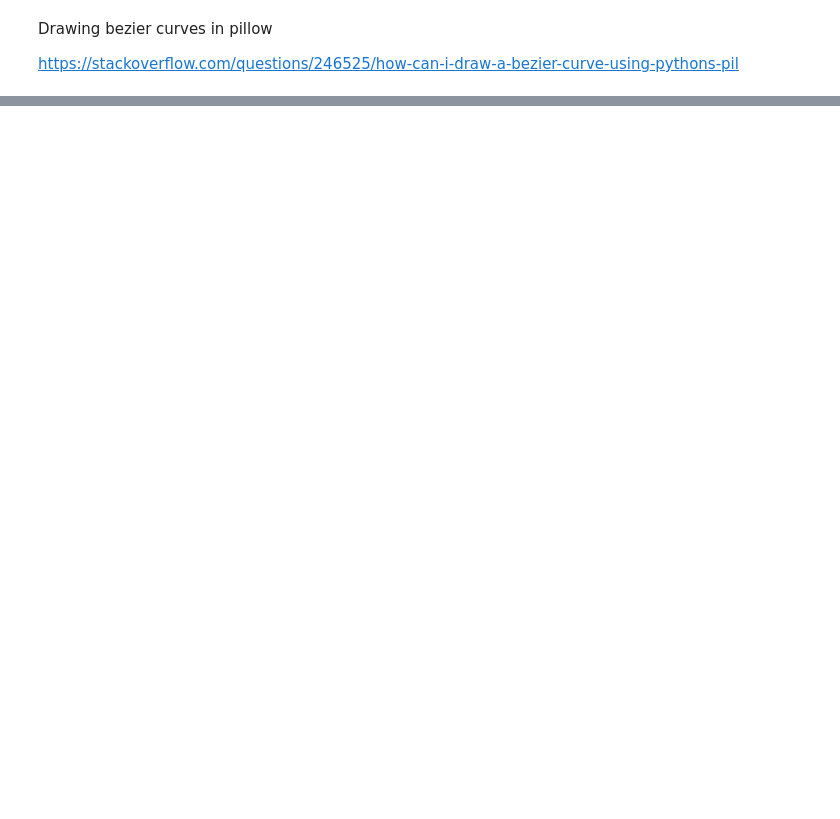
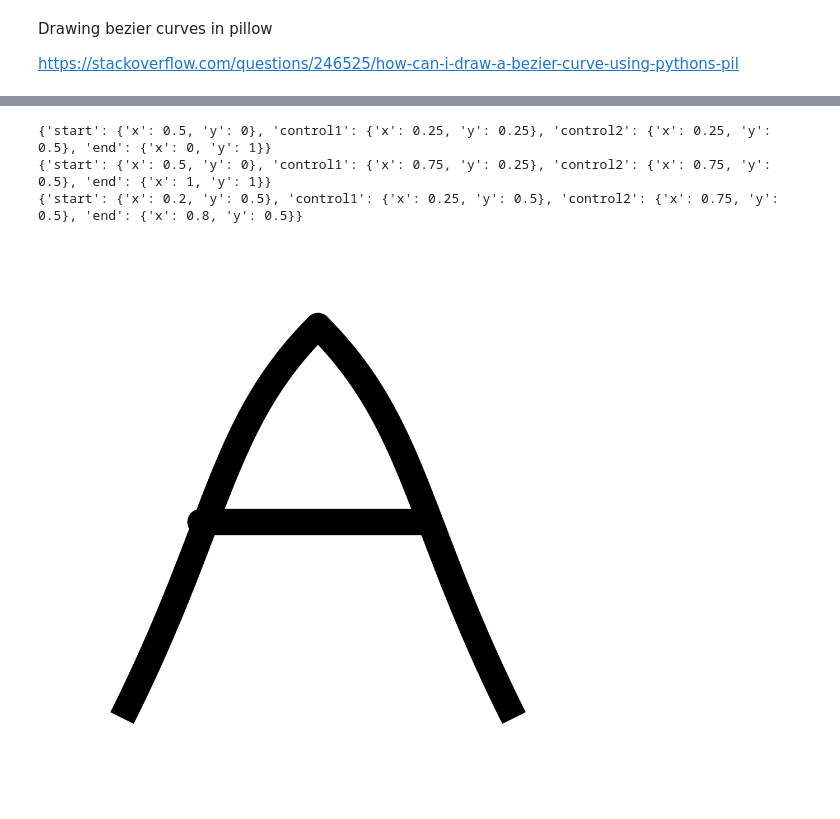
Before and after one commit to hunkim98/curves, a Jupyter notebook: python_curves.ipynb, the cells around one changed output, grey strips where cells are left out. Saved outputs shown, nothing was run; the diff lists cells and outputs as text; code cells hidden in the pictures; blank space fills up the shorter version.

Commit message:
Create A with aggdraw

```diff
--- a/python_curves.ipynb
+++ b/python_curves.ipynb
@@ -23,0 +5,73 @@ ModuleNotFoundError: No module named 'aggdraw'
+# %%
+# imports
+from PIL import Image
+import aggdraw
+import json
+
+alphabets = json.load(open("./src/static/alphabets.json"))
+
+A = alphabets["A"]
+
+    # print(A[i])
+# setup
+canvas_edge = 1000
+img = Image.new("RGBA", (canvas_edge,canvas_edge), "#fff") # last part is image dimensions
+draw = aggdraw.Draw(img)
+
+char_edge = edge_length * 0.7
+
+offset = (canvas_edge - char_edge) / 2
+
+stroke_width = char_edge / 15
+radius = stroke_width / 2
+
+pen = aggdraw.Pen("black", stroke_width)
+for i in range(len(A)):
+    path = aggdraw.Path()
+    vals = A[i]
+
+    start_point = (vals["start"]["x"] * char_edge, vals["start"]["y"] * char_edge)
+
+    control_point1 = (vals["control1"]["x"] * char_edge, vals["control1"]["y"] * char_edge)
+    control_point2 = (vals["control2"]["x"] * char_edge, vals["control2"]["y"] * char_edge)
+    end_point = (vals["end"]["x"] * char_edge, vals["end"]["y"] * char_edge)
+
+    start_point = (start_point[0] + offset, start_point[1] + offset)
+    control_point1 = (control_point1[0] + offset, control_point1[1] + offset)
+    control_point2 = (control_point2[0] + offset, control_point2[1] + offset)
+    end_point = (end_point[0] + offset, end_point[1] + offset)
+
+    s_left = start_point[0] - radius
+    s_top = start_point[1] - radius
+    s_right = start_point[0] + radius
+    s_bottom = start_point[1] + radius
+    draw.ellipse((s_left, s_top, s_right, s_bottom), aggdraw.Pen(0, 0), aggdraw.Brush("black"))
+
+    e_left = end_point[0] - radius
+    e_top = end_point[1] - radius
+    e_right = end_point[0] + radius
+    e_bottom = end_point[1] + radius
+    draw.ellipse((e_left, e_top, e_right, e_bottom), aggdraw.Pen(0, 0), aggdraw.Brush("black"))
+
+
+    path.moveto(*start_point)
+    path.curveto(*control_point1, *control_point2, *end_point)
+
+    # draw the path
+    # draw.parametric(path, pen)
+    draw.path(path, pen)
+
+    print(A[i])
+
+# path.moveto(0,0)
+# path.curveto(*control_point1, *control_point2, *end_point)
+# path.close()
+
+
+img.save("testbeziercurves.png") # this image gets saved to same folder as the script
+draw.flush()
+# %% [output]
+{'start': {'x': 0.5, 'y': 0}, 'control1': {'x': 0.25, 'y': 0.25}, 'control2': {'x': 0.25, 'y': 0.5}, 'end': {'x': 0, 'y': 1}}
+{'start': {'x': 0.5, 'y': 0}, 'control1': {'x': 0.75, 'y': 0.25}, 'control2': {'x': 0.75, 'y': 0.5}, 'end': {'x': 1, 'y': 1}}
+{'start': {'x': 0.2, 'y': 0.5}, 'control1': {'x': 0.25, 'y': 0.5}, 'control2': {'x': 0.75, 'y': 0.5}, 'end': {'x': 0.8, 'y': 0.5}}
+[figure, added]
```
Also changed, not shown: parts of 3 cells of this notebook, 6 other files.
